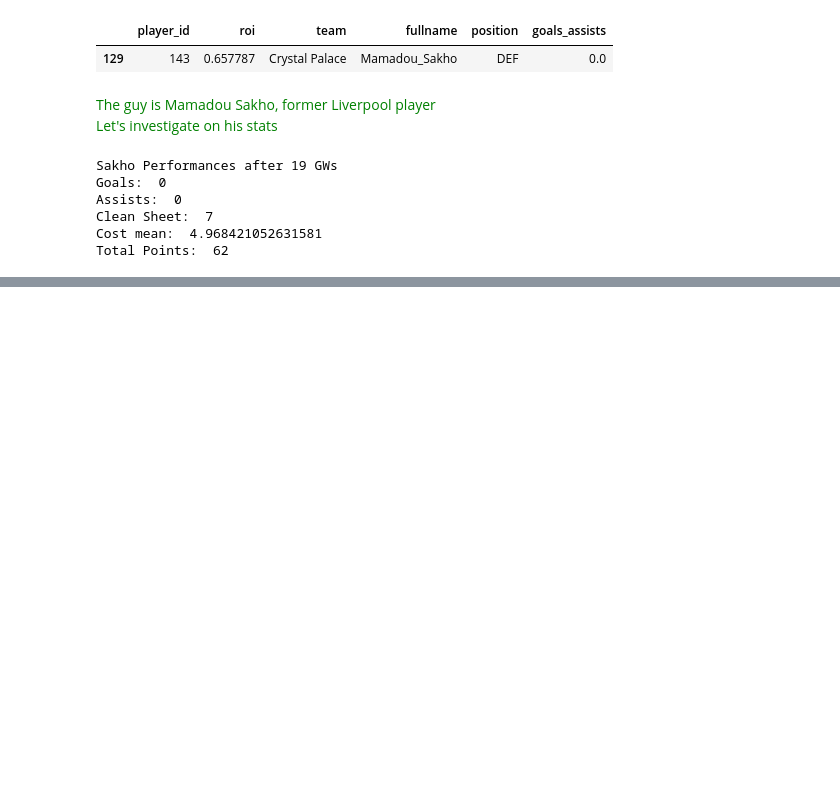
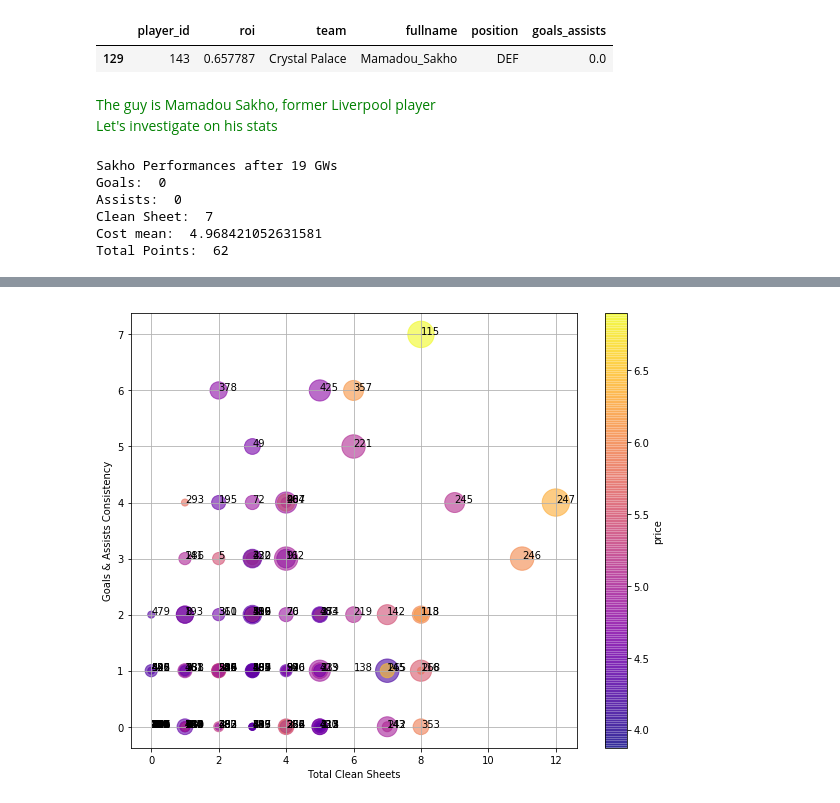
Before and after one commit to joei1994/ML-Projects, a Jupyter notebook: mini-projects/moneyteam/players_eda.ipynb, the cells around one changed output, grey strips where cells are left out. Drawn from its saved outputs; the diff is of its cells as text; code cells hidden in the pictures; blank space fills up the shorter version.

```diff
--- a/mini-projects/moneyteam/players_eda.ipynb
+++ b/mini-projects/moneyteam/players_eda.ipynb
@@ -393,0 +394,36 @@ plt.show()
+# %%
+defenderids = list(cleaned_players.loc[cleaned_players['element_type'] == 2, 'player_id'])
+defenders = players.loc[[ player_id in defenderids for player_id in players['player_id']], :]
+
+def_stats_by_player_id = defenders.groupby('player_id', as_index=False).agg({
+    'points': base_aggregations,
+    'bonus' : base_aggregations,
+    'clean_sheets' : np.sum,
+    'goals_scored': base_aggregations + [consistency],
+    'assists': base_aggregations + [consistency],
+    'roi' : np.mean,
+    'value' : np.mean,
+    'dribbles' : np.sum,
+    'minutes' : base_aggregations,
+})
+
+plt.figure(figsize=(10, 8))
+
+x = def_stats_by_player_id['clean_sheets']['sum']
+y = def_stats_by_player_id['goals_scored']['consistency'] +  def_stats_by_player_id['assists']['consistency']
+colors = def_stats_by_player_id['value']['mean']
+sizes = def_stats_by_player_id['bonus']['sum']
+
+plt.scatter(x, y, c=colors, cmap='plasma', s=sizes * 50, alpha=0.6)
+cbar = plt.colorbar()
+plt.xlabel("Total Clean Sheets")
+plt.ylabel("Goals & Assists Consistency")
+cbar.ax.set_ylabel("price")
+plt.grid(True)
+
+for index, row in def_stats_by_player_id.iterrows():
+    plt.gca().annotate(str(int(row['player_id'])), (x[index], y[index]))
+
+plt.show()
+# %% [output]
+[figure, added]
```
Also changed, not shown: parts of 6 cells of this notebook.
